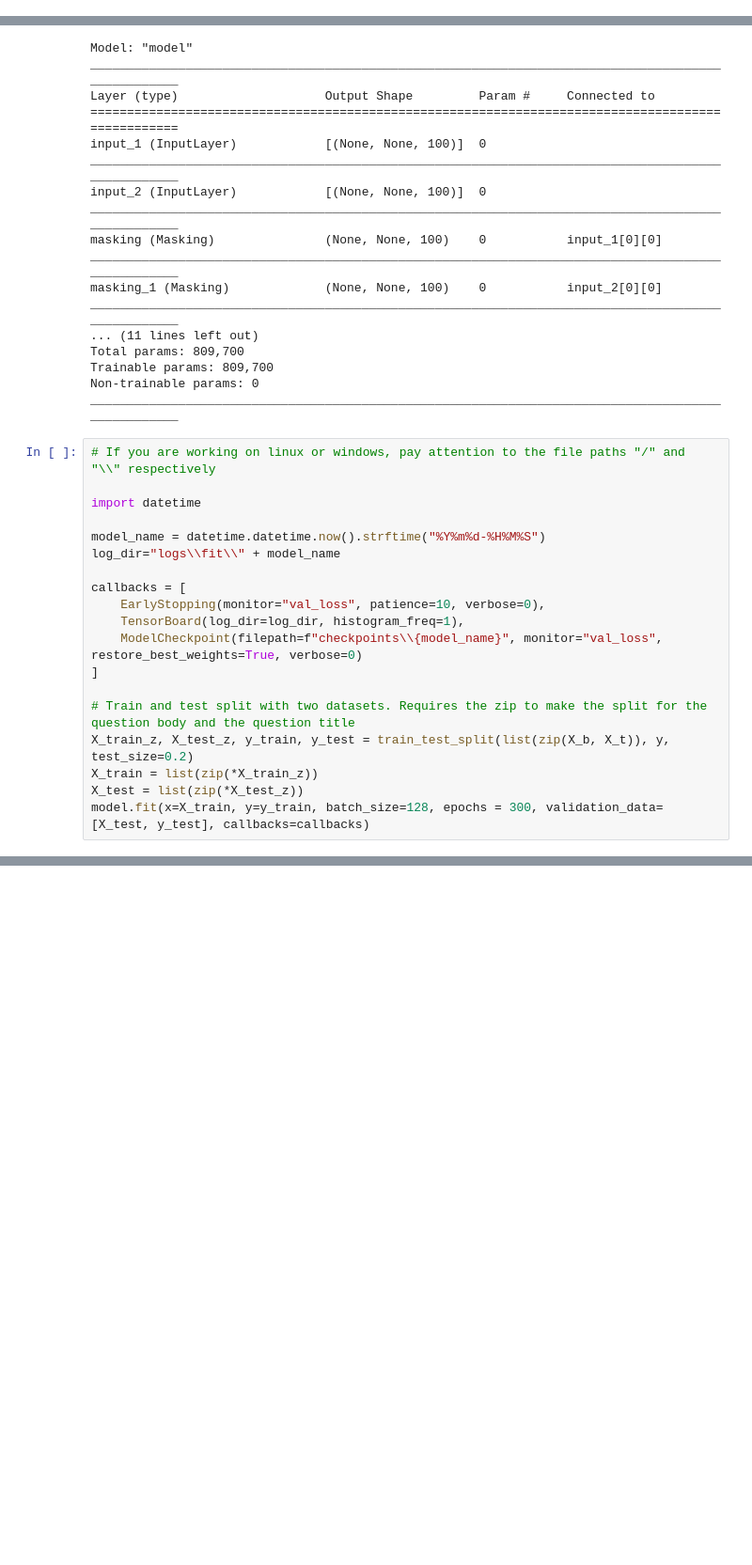
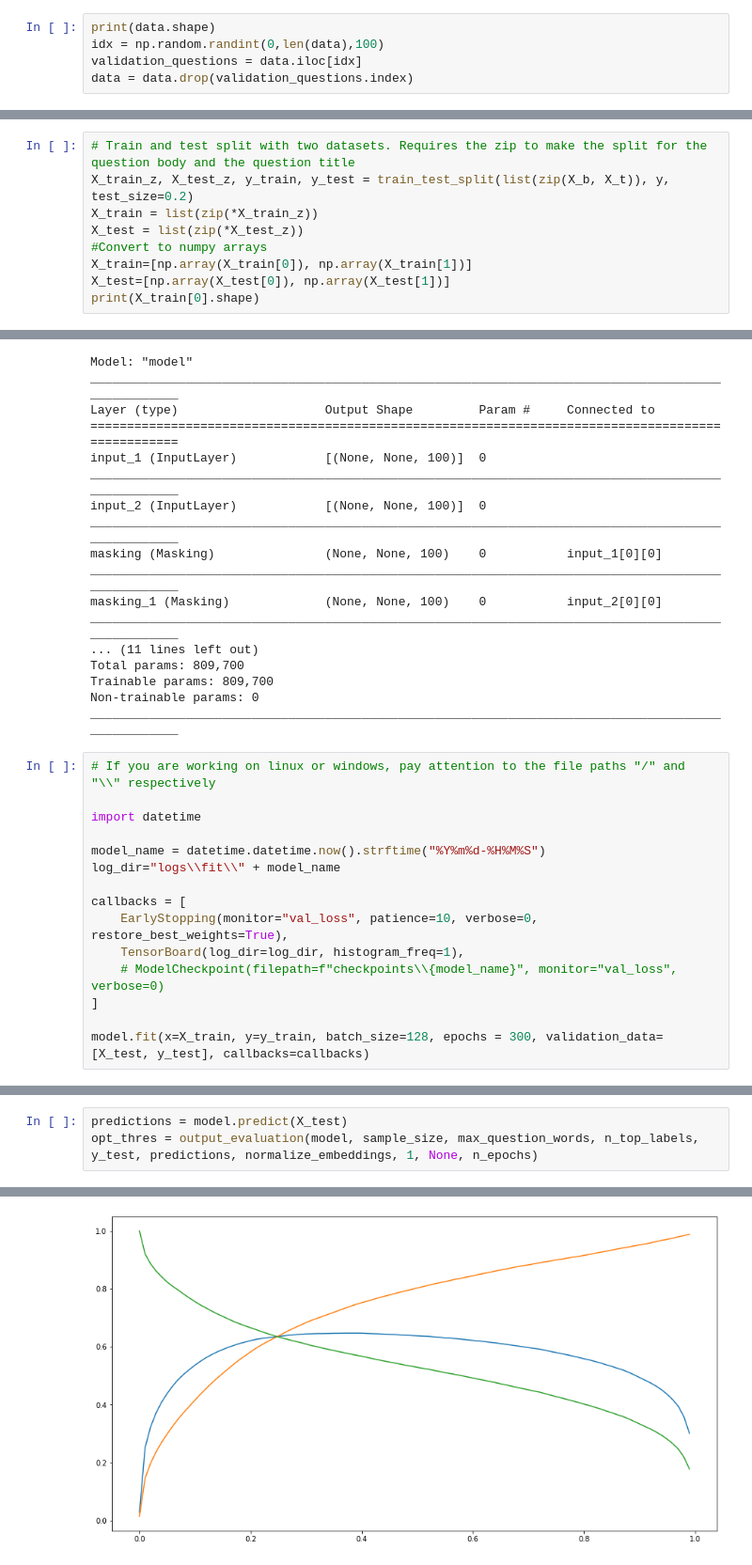
Before and after one commit to danielschroter/so_nlp, a Jupyter notebook: pipeline_title_body.ipynb, the cells around one changed output, grey strips where cells are left out. Shown at 94% size. Cells and saved outputs as stored; diff of their text form; blank space fills up the shorter version.

Commit message:
Datatype of X_train and X_test adjusted, Minor Fixes and Preparation and Evaluation of Validation_questions added in Presentation_pipeline and Pipeline_title_body

```diff
--- a/pipeline_title_body.ipynb
+++ b/pipeline_title_body.ipynb
@@ -110,3 +101,8 @@ data = data[data["q_all_body_tokenized"].apply(len) > 0]
 data.shape
 # %% [output]
 (97627, 6)
+# %%
+print(data.shape)
+idx = np.random.randint(0,len(data),100)
+validation_questions = data.iloc[idx]
+data = data.drop(validation_questions.index)
@@ -194,2 +200,11 @@ avg min val_loss: 0.06613914214908728 -- epoch counts: [100, 100]
 # %% [markdown]
 ### Create and Train Model
+# %%
+# Train and test split with two datasets. Requires the zip to make the split for the question body and the question title
+X_train_z, X_test_z, y_train, y_test = train_test_split(list(zip(X_b, X_t)), y, test_size=0.2)
+X_train = list(zip(*X_train_z))
+X_test = list(zip(*X_test_z))
+#Convert to numpy arrays
+X_train=[np.array(X_train[0]), np.array(X_train[1])]
+X_test=[np.array(X_test[0]), np.array(X_test[1])]
+print(X_train[0].shape)
@@ -223,14 +240,10 @@ model_name = datetime.datetime.now().strftime("%Y%m%d-%H%M%S")
 log_dir="logs\\fit\\" + model_name
 
 callbacks = [
-    EarlyStopping(monitor="val_loss", patience=10, verbose=0),
+    EarlyStopping(monitor="val_loss", patience=10, verbose=0, restore_best_weights=True),
     TensorBoard(log_dir=log_dir, histogram_freq=1),
-    ModelCheckpoint(filepath=f"checkpoints\\{model_name}", monitor="val_loss", restore_best_weights=True, verbose=0)
+    # ModelCheckpoint(filepath=f"checkpoints\\{model_name}", monitor="val_loss", verbose=0)
 ]
 
-# Train and test split with two datasets. Requires the zip to make the split for the question body and the question title
-X_train_z, X_test_z, y_train, y_test = train_test_split(list(zip(X_b, X_t)), y, test_size=0.2)
-X_train = list(zip(*X_train_z))
-X_test = list(zip(*X_test_z))
 model.fit(x=X_train, y=y_train, batch_size=128, epochs = 300, validation_data=[X_test, y_test], callbacks=callbacks)
 # %% [output]
@@ -239,0 +268,4 @@ WARNING:tensorflow:Method (on_train_batch_end) is slow compared to the batch upd
+# %%
+predictions = model.predict(X_test)
+opt_thres = output_evaluation(model, sample_size, max_question_words, n_top_labels, y_test, predictions, normalize_embeddings, 1, None, n_epochs)
+# %% [output]
@@ -239,0 +289 @@ WARNING:tensorflow:Method (on_train_batch_end) is slow compared to the batch upd
+[figure, added]
```
Also changed, not shown: parts of 23 cells of this notebook, 2 other files.
